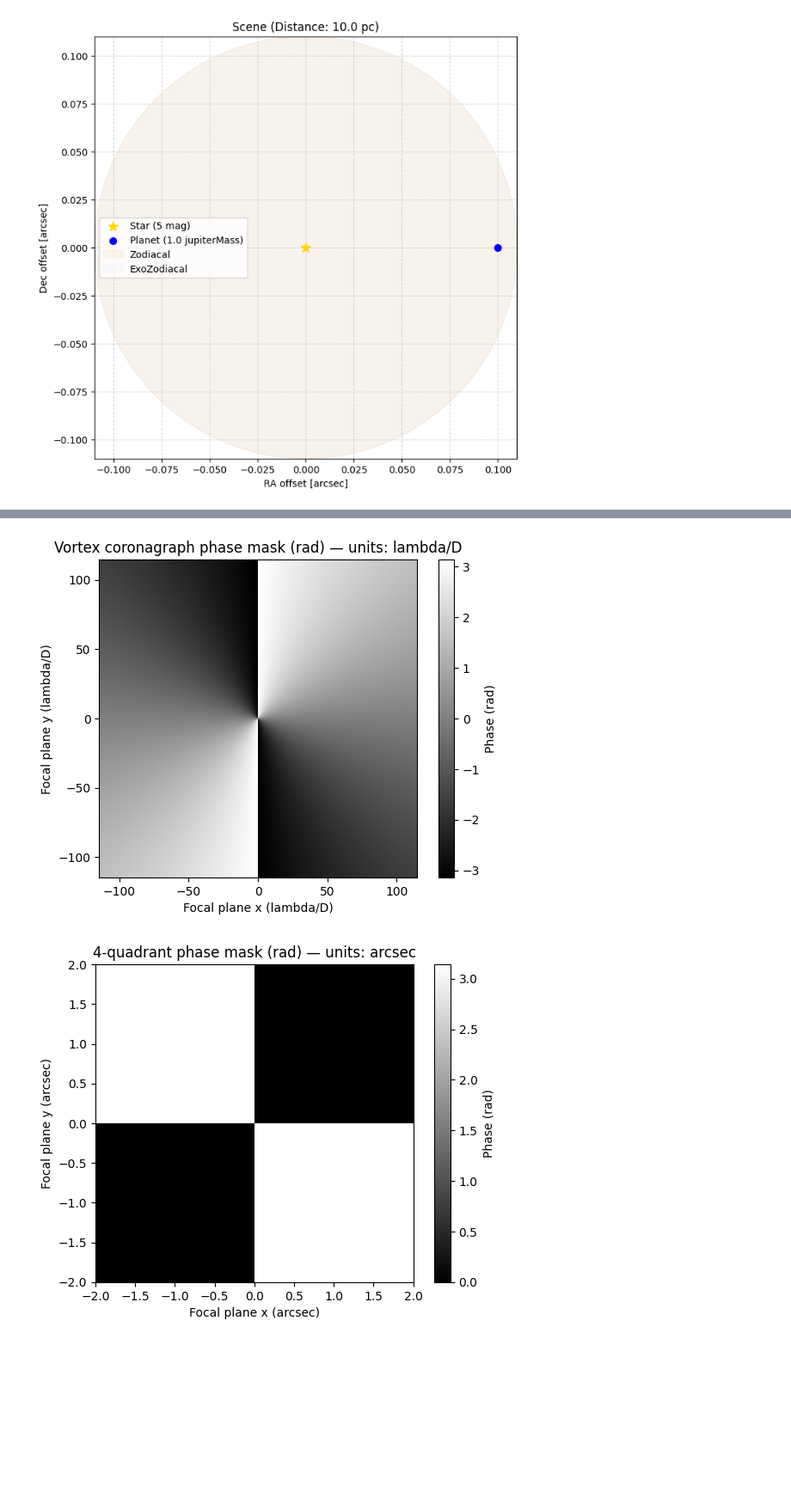
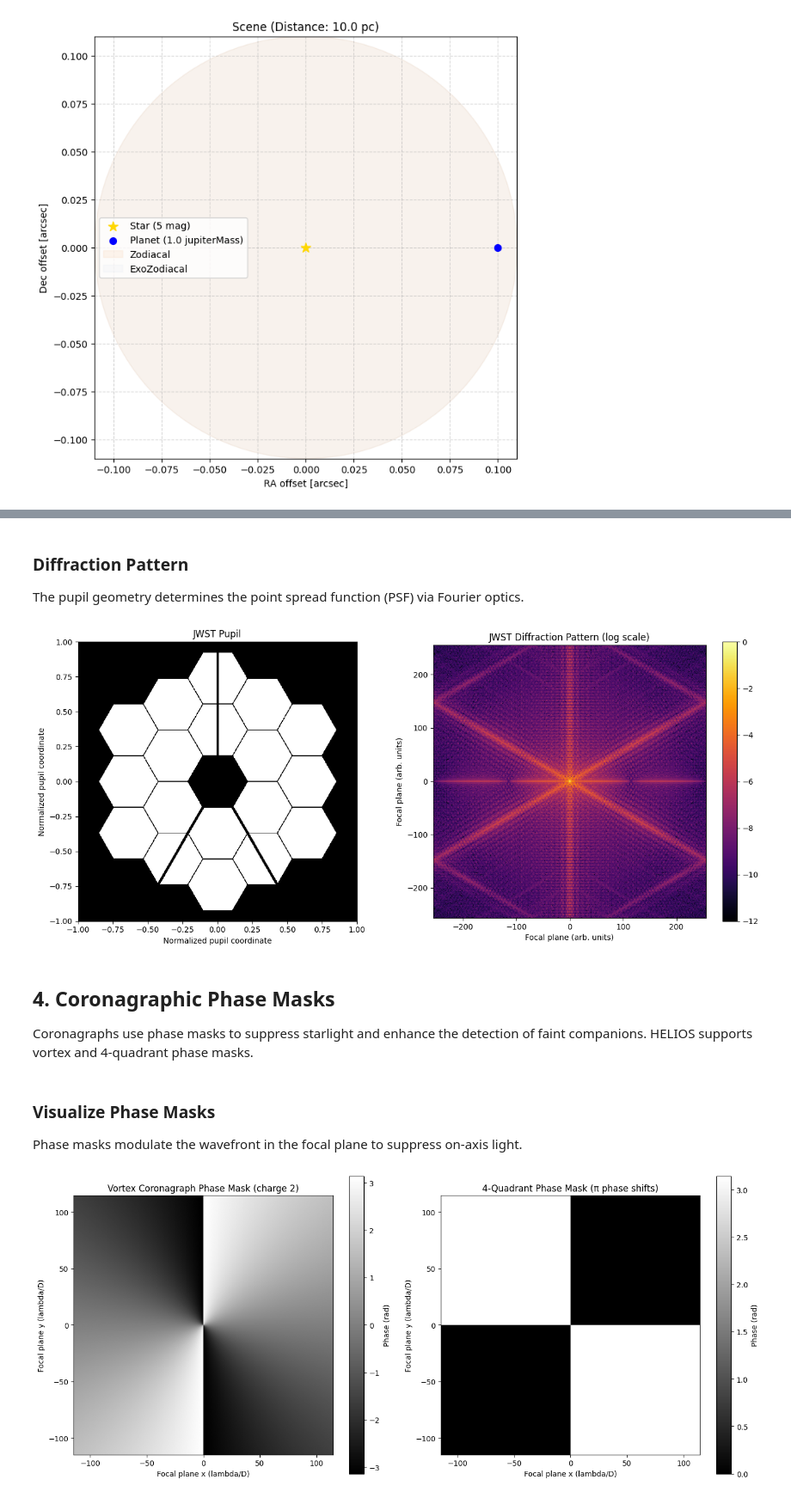
Before and after one commit to VForiel/HELIOS, a Jupyter notebook: examples/demo.ipynb, the cells around one changed output, grey strips where cells are left out. Shown at 86% size. Drawn from its saved outputs; the diff is of its cells as text; code cells hidden in the pictures; blank space fills up the shorter version.

```diff
--- a/examples/demo.ipynb
+++ b/examples/demo.ipynb
@@ -63,24 +201,57 @@ context.add_layer(camera)
+# %% [markdown]
+### Diffraction Pattern
+The pupil geometry determines the point spread function (PSF) via Fourier optics.
+# %%
+# Compute and display diffraction pattern for JWST pupil
+fig, axes = plt.subplots(1, 2, figsize=(14, 6))
+
+# Pupil amplitude
+axes[0].imshow(arr_jwst, origin='lower', cmap='gray', extent=[-1, 1, -1, 1])
+axes[0].set_title('JWST Pupil')
+axes[0].set_xlabel('Normalized pupil coordinate')
+axes[0].set_ylabel('Normalized pupil coordinate')
+
+# Diffraction pattern (PSF)
+axes[1] = p_jwst.plot_diffraction_pattern(npix=512, log=True, cmap='inferno',
+                                          wavelength=550e-9, ax=axes[1])
+axes[1].set_title('JWST Diffraction Pattern (log scale)')
+
+plt.tight_layout()
+plt.show()
+# %% [output]
+[figure, added]
+# %% [markdown]
+## 4. Coronagraphic Phase Masks
+Coronagraphs use phase masks to suppress starlight and enhance the detection of faint companions. HELIOS supports vortex and 4-quadrant phase masks.
+# %% [markdown]
+### Visualize Phase Masks
+Phase masks modulate the wavefront in the focal plane to suppress on-axis light.
 # %%
-# Visualiser les masques de phase des coronographes (exemples en unités physiques)
-from astropy import units as u
-import matplotlib.pyplot as plt
-
-# Paramètres d'échelle physique
+# Physical parameters
 lam = 550e-9 * u.m
 D = 6.5 * u.m
 fov = 4 * u.arcsec
 
-# Exemple 1: masque vortex (charge 2) — affichage en lambda/D
-coro_v = helios.Coronagraph(phase_mask='vortex')
-ax = coro_v.plot_mask(npix=512, kind='vortex', charge=2, lam=lam, diameter=D, fov=fov, display='lambda/d')
-ax.set_title('Vortex coronagraph phase mask (rad) — units: lambda/D')
+# Create coronagraph instances
+coro_vortex = helios.Coronagraph(phase_mask='vortex')
+coro_4q = helios.Coronagraph(phase_mask='4quadrants')
+
+# Plot phase masks side by side
+fig, axes = plt.subplots(1, 2, figsize=(14, 6))
+
+# Vortex mask
+axes[0] = coro_vortex.plot_mask(npix=512, kind='vortex', charge=2,
+                                lam=lam, diameter=D, fov=fov,
+                                display='lambda/d', ax=axes[0])
+axes[0].set_title('Vortex Coronagraph Phase Mask (charge 2)')
+
+# 4-quadrant mask
+axes[1] = coro_4q.plot_mask(npix=512, kind='4quadrants',
+                            lam=lam, diameter=D, fov=fov,
+                            display='lambda/d', ax=axes[1])
+axes[1].set_title('4-Quadrant Phase Mask (π phase shifts)')
+
+plt.tight_layout()
 plt.show()
-
-# Exemple 2: 4-quadrants (pi phase shifts) — affichage en arcsec
-coro_4q = helios.Coronagraph(phase_mask='4quadrants')
-ax2 = coro_4q.plot_mask(npix=512, kind='4quadrants', lam=lam, diameter=D, fov=fov, display='arcsec')
-ax2.set_title('4-quadrant phase mask (rad) — units: arcsec')
-plt.show()
 # %% [output]
-[figure, old version]
+[figure, new version]
-[figure, removed]
```
Also changed, not shown: parts of 28 cells of this notebook, 8 other files.
